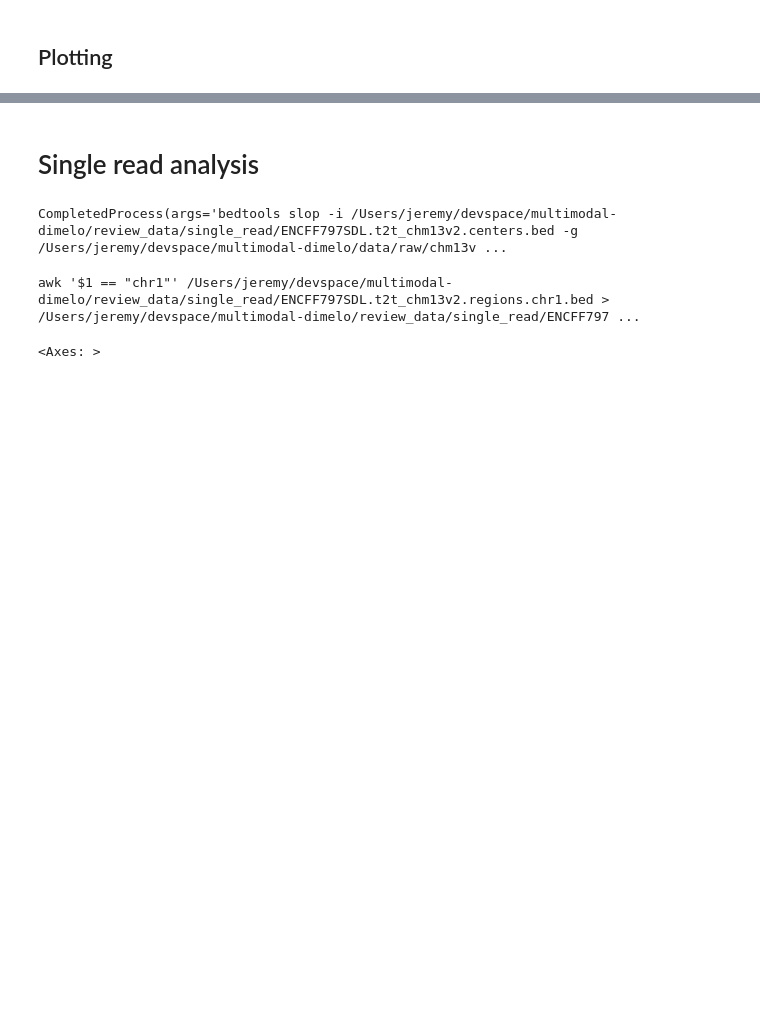
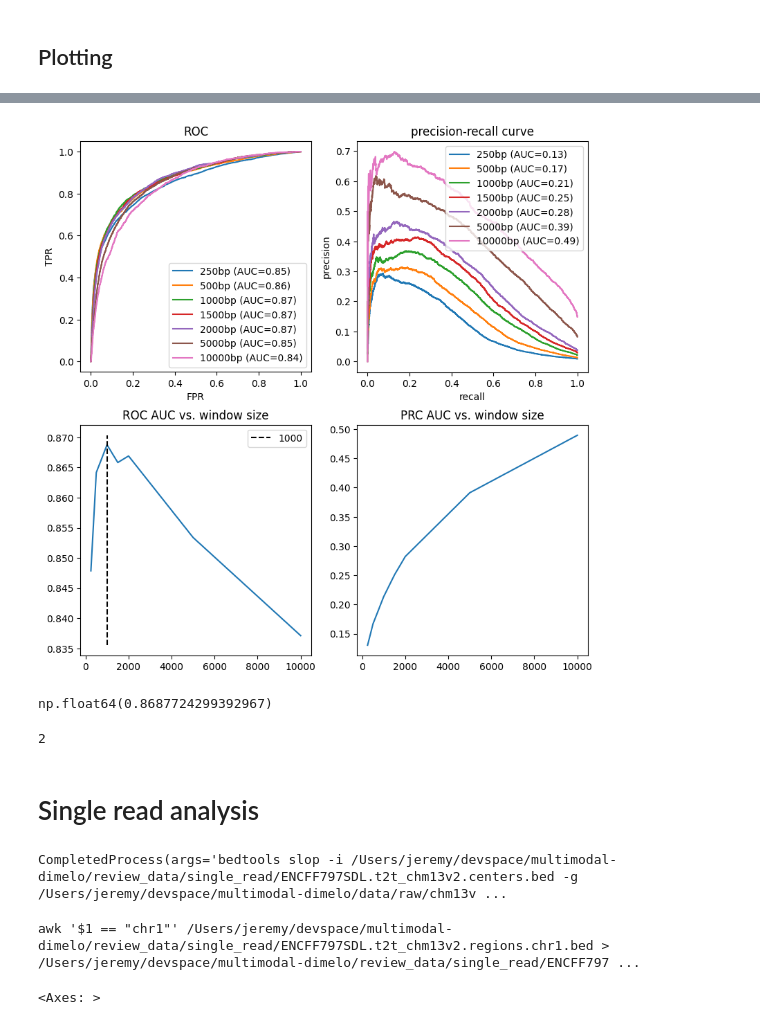
Before and after one commit to streetslab/multimodal-dimelo, a Jupyter notebook: review_prototyping.ipynb, the cells around one changed output, grey strips where cells are left out. Saved outputs shown, nothing was run; the diff lists cells and outputs as text; code cells hidden in the pictures; blank space fills up the shorter version.

```diff
--- a/review_prototyping.ipynb
+++ b/review_prototyping.ipynb
@@ -992,7 +993,7 @@ genome_index_file = output_dir / "chr11.fai"
 
 
 # parallel arrays
-window_sizes = [250, 500, 1000, 2000]
+window_sizes = [250, 500, 1000, 1500, 2000, 5000, 10000]
 step_sizes = window_sizes
 
 threshold = 0.05
@@ -1209,9 +1281,9 @@ for distribution in ["betabinom"]:
 # %% [markdown]
 ## Plotting
 # %%
-for distribution in ["betabinom"]:
-    for window_size, labeled_stats_df in zip(window_sizes, distribution_result_dfs[distribution]):
-        print(distribution, window_size)
-        roc_prc_plot(labeled_stats_df, threshold=threshold)
-        confusion_matrix_plot(labeled_stats_df, threshold=threshold)
-        peak_label_plots(labeled_stats_df, threshold=threshold)
+# for distribution in ["betabinom"]:
+#     for window_size, labeled_stats_df in zip(window_sizes, distribution_result_dfs[distribution]):
+#         print(distribution, window_size)
+#         roc_prc_plot(labeled_stats_df, threshold=threshold)
+#         confusion_matrix_plot(labeled_stats_df, threshold=threshold)
+#         peak_label_plots(labeled_stats_df, threshold=threshold)
@@ -1232,3 +1290,59 @@ betabinom 1000
+# %%
+distribution = "betabinom"
+_, axs = plt.subplots(2, 2, layout="constrained", figsize=(8, 8))
+
+roc_aucs = []
+prc_aucs = []
+for window_size, labeled_stats_df in zip(window_sizes, distribution_result_dfs[distribution]):
+    roc_auc = np.trapezoid(labeled_stats_df["TPR"], labeled_stats_df["FPR"])
+    prc_auc = np.trapezoid(labeled_stats_df["precision"], labeled_stats_df["TPR"])
+    roc_aucs.append(roc_auc)
+    prc_aucs.append(prc_auc)
+
+    axs[0][0].plot(labeled_stats_df["FPR"], labeled_stats_df["TPR"], label=f"{window_size}bp (AUC={roc_auc:.2})")
+
+    axs[0][1].plot(labeled_stats_df["TPR"], labeled_stats_df["precision"], label=f"{window_size}bp (AUC={prc_auc:.2})")
+    # baseline = labeled_stats_df["label"].sum() / len(labeled_stats_df)
+    # axs[1].hlines(y=baseline, xmin=0, xmax=1, label="baseline", color="grey", linestyle="-.")
+
+axs[1][0].plot(window_sizes, roc_aucs)
+y_min, y_max = axs[1][0].get_ylim()
+roc_auc_max_window = window_sizes[roc_aucs.index(max(roc_aucs))]
+axs[1][0].vlines(x=roc_auc_max_window, ymin=y_min, ymax=y_max, color="black", linestyle="--", label=f"{roc_auc_max_window}")
+
+axs[1][1].plot(window_sizes, prc_aucs)
+
+axs[0][0].set_title("ROC")
+axs[0][0].legend(loc="lower right")
+axs[0][0].set_xlabel("FPR")
+axs[0][0].set_ylabel("TPR")
+axs[0][0].set_box_aspect(1)
+
+axs[0][1].set_title("precision-recall curve")
+axs[0][1].legend(loc="best")
+axs[0][1].set_xlabel("recall")
+axs[0][1].set_ylabel("precision")
+axs[0][1].set_box_aspect(1)
+
+axs[1][0].set_title("ROC AUC vs. window size")
+axs[1][0].legend()
+axs[1][0].set_box_aspect(1)
+
+axs[1][1].set_title("PRC AUC vs. window size")
+axs[1][1].set_box_aspect(1)
+
+plt.show()
+plt.close()
+# %% [output]
+[figure, added]
+# %%
+max(roc_aucs)
+# %% [output]
+np.float64(0.8687724299392967)
+# %%
+roc_aucs.index(max(roc_aucs))
+# %% [output]
+2
 # %% [markdown]
 # Single read analysis
 # %%
```
Also changed, not shown: parts of 14 cells of this notebook.
